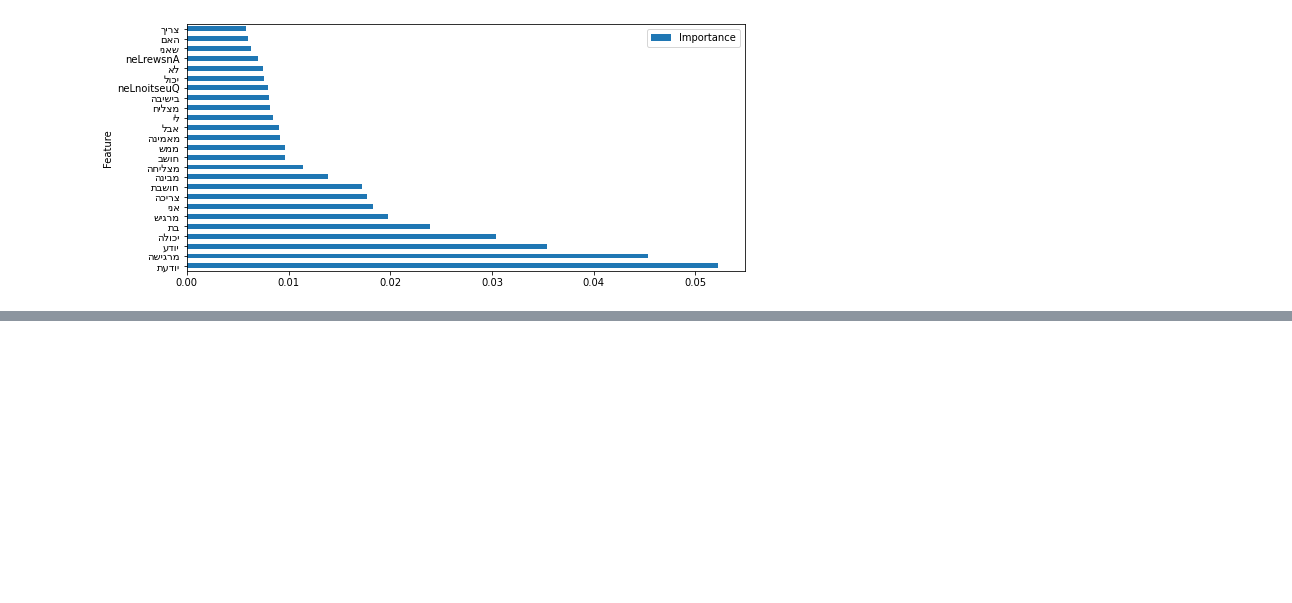
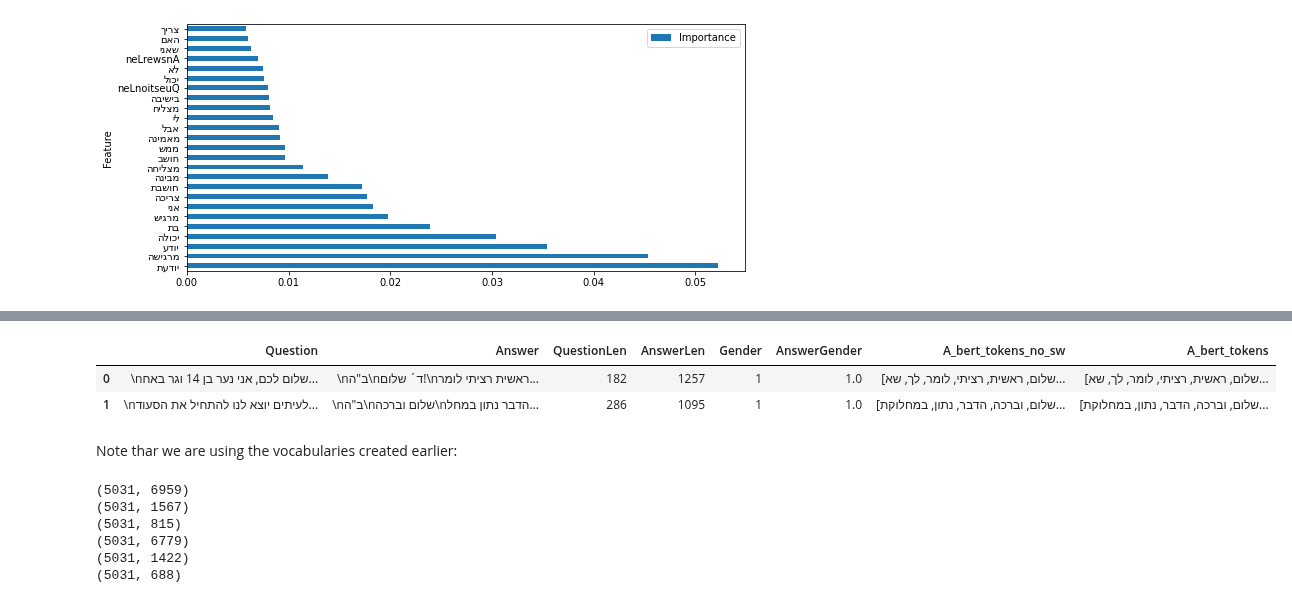
Before and after one commit to elroi19977/Heberw_Text_Gender_Classification, a Jupyter notebook: project.ipynb, the cells around one changed output, grey strips where cells are left out. Cells and saved outputs as stored; diff of their text form; code cells hidden in the pictures; blank space fills up the shorter version.

```diff
--- a/project.ipynb
+++ b/project.ipynb
@@ -296,0 +354,8 @@ for i in range(len(all_features_strings)):
+# %%
+data2.head(2)
+# %% [output]
+|  | Question | Answer | QuestionLen | AnswerLen | Gender | AnswerGender | A_bert_tokens_no_sw | A_bert_tokens |
+| 0 | \nשלום לכם, אני נער בן 14 וגר באח... | \nב"ה\nד´ שלום!\nראשית רציתי לומר... | 182 | 1257 | 1 | 1.0 | [שלום, ראשית, רציתי, לומר, לך, שא... | [שלום, ראשית, רציתי, לומר, לך, שא... |
+| 1 | \nלעיתים יוצא לנו להתחיל את הסעוד... | \nב"ה\nשלום וברכה\nהדבר נתון במחל... | 286 | 1095 | 1 | 1.0 | [שלום, וברכה, הדבר, נתון, במחלוקת... | [שלום, וברכה, הדבר, נתון, במחלוקת... |
+# %% [markdown]
+Note thar we are using the vocabularies created earlier:
@@ -296,0 +369,14 @@ for i in range(len(all_features_strings)):
+# %%
+print(tfidf_a_vect_above_10_sw.shape)
+print(tfidf_a_vect_above_50_sw.shape)
+print(tfidf_a_vect_above_100_sw.shape)
+print(tfidf_a_vect_above_10.shape)
+print(tfidf_a_vect_above_50.shape)
+print(tfidf_a_vect_above_100.shape)
+# %% [output]
+(5031, 6959)
+(5031, 1567)
+(5031, 815)
+(5031, 6779)
+(5031, 1422)
+(5031, 688)
```
Also changed, not shown: parts of 33 cells of this notebook, 3 other files.
